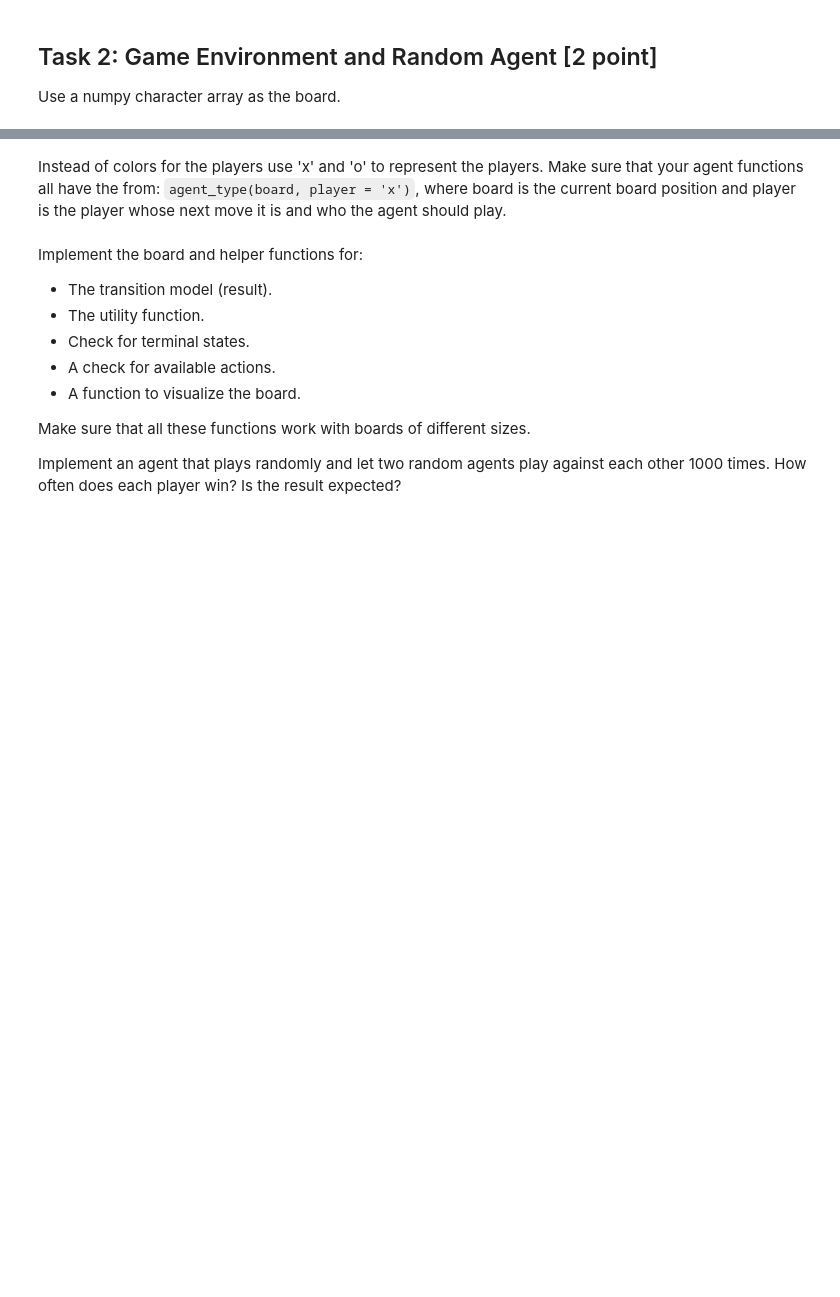
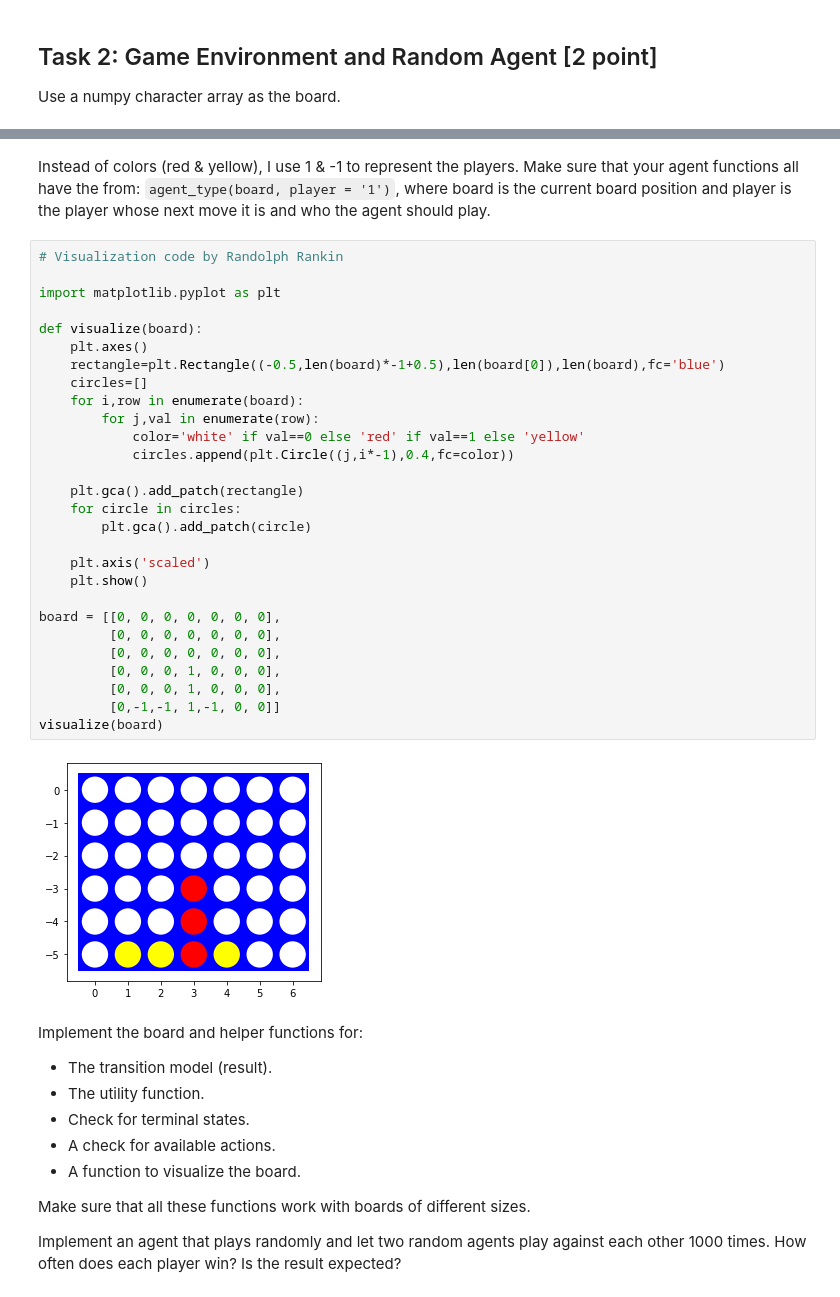
Before and after one commit to luisegarduno/Ai-Projects, a Jupyter notebook: Games/assignment_connect4.ipynb, the cells around one changed output, grey strips where cells are left out. Drawn from its saved outputs; the diff is of its cells as text; blank space fills up the shorter version.

```diff
--- a/Games/assignment_connect4.ipynb
+++ b/Games/assignment_connect4.ipynb
@@ -66,7 +68,37 @@ print(empty_board())
  [' ' ' ' ' ' ' ' ' ' ' ' ' ']
  [' ' ' ' ' ' ' ' ' ' ' ' ' ']]
 # %% [markdown]
-Instead of colors for the players use 'x' and 'o' to represent the players. Make sure that your agent functions all have the from: `agent_type(board, player = 'x')`, where board is the current board position and player is the player whose next move it is and who the agent should play.
+Instead of colors (red & yellow), I use 1 & -1 to represent the players. Make sure that your agent functions all have the from: `agent_type(board, player = '1')`, where board is the current board position and player is the player whose next move it is and who the agent should play.
+# %%
+# Visualization code by Randolph Rankin
+
+import matplotlib.pyplot as plt
+
+def visualize(board):
+    plt.axes()
+    rectangle=plt.Rectangle((-0.5,len(board)*-1+0.5),len(board[0]),len(board),fc='blue')
+    circles=[]
+    for i,row in enumerate(board):
+        for j,val in enumerate(row):
+            color='white' if val==0 else 'red' if val==1 else 'yellow'
+            circles.append(plt.Circle((j,i*-1),0.4,fc=color))
+
+    plt.gca().add_patch(rectangle)
+    for circle in circles:
+        plt.gca().add_patch(circle)
+
+    plt.axis('scaled')
+    plt.show()
+
+board = [[0, 0, 0, 0, 0, 0, 0],
+         [0, 0, 0, 0, 0, 0, 0],
+         [0, 0, 0, 0, 0, 0, 0],
+         [0, 0, 0, 1, 0, 0, 0],
+         [0, 0, 0, 1, 0, 0, 0],
+         [0,-1,-1, 1,-1, 0, 0]]
+visualize(board)
+# %% [output]
+[figure, added]
 # %% [markdown]
 Implement the board and helper functions for:
 
```
Also changed, not shown: parts of 4 cells of this notebook, 23 other files.
